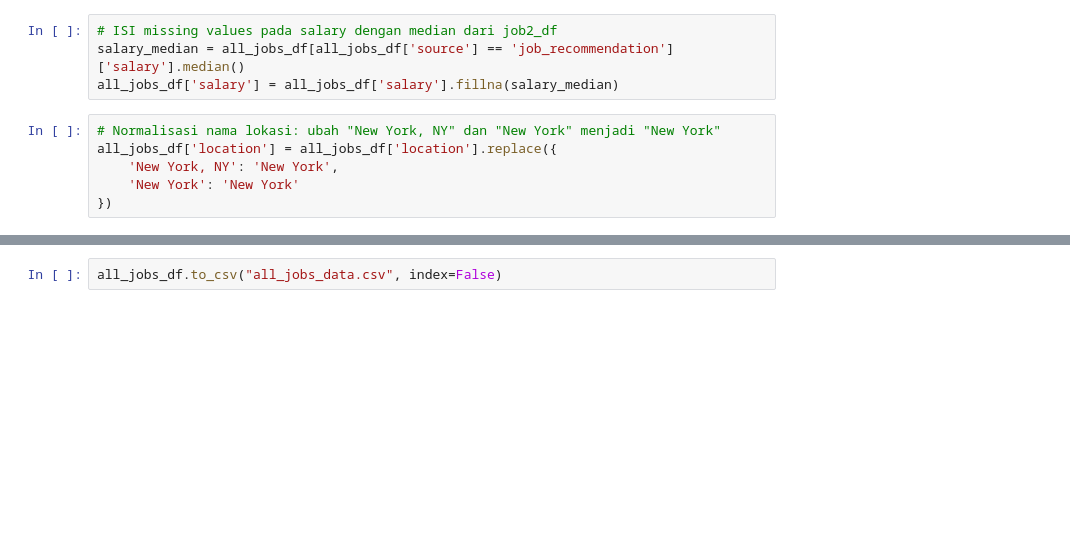
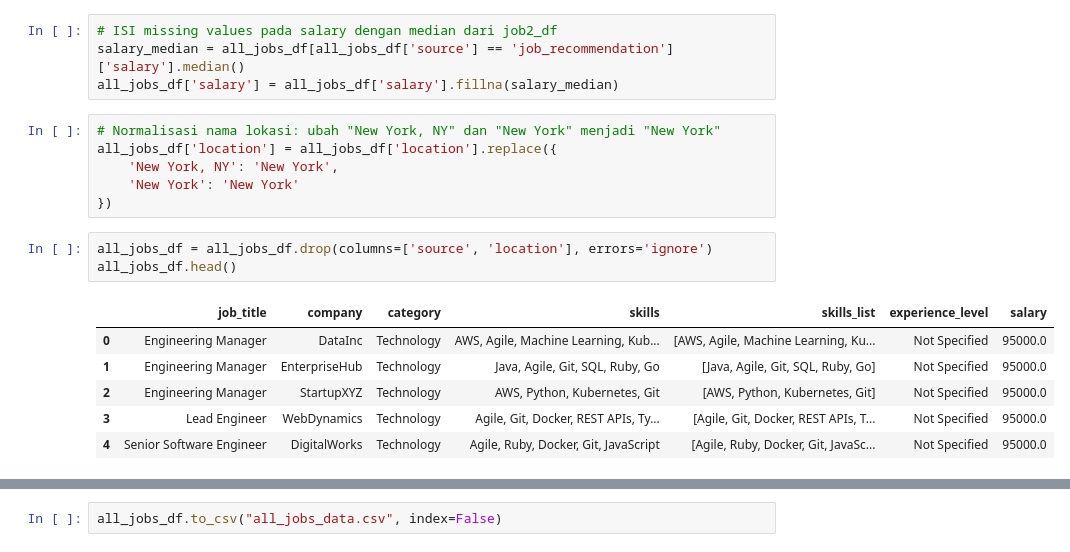
Before and after one commit to DollyAnggara/Capstone-Project, a Jupyter notebook: notebook.ipynb, the cells around one changed output, grey strips where cells are left out. Drawn from its saved outputs; the diff is of its cells as text; blank space fills up the shorter version.

```diff
--- a/notebook.ipynb
+++ b/notebook.ipynb
@@ -570,6 +569,16 @@ all_jobs_df['location'] = all_jobs_df['location'].replace({
     'New York, NY': 'New York',
     'New York': 'New York'
 })
+# %%
+all_jobs_df = all_jobs_df.drop(columns=['source', 'location'], errors='ignore')
+all_jobs_df.head()
+# %% [output]
+|  | job_title | company | category | skills | skills_list | experience_level | salary |
+| 0 | Engineering Manager | DataInc | Technology | AWS, Agile, Machine Learning, Kub... | [AWS, Agile, Machine Learning, Ku... | Not Specified | 95000.0 |
+| 1 | Engineering Manager | EnterpriseHub | Technology | Java, Agile, Git, SQL, Ruby, Go | [Java, Agile, Git, SQL, Ruby, Go] | Not Specified | 95000.0 |
+| 2 | Engineering Manager | StartupXYZ | Technology | AWS, Python, Kubernetes, Git | [AWS, Python, Kubernetes, Git] | Not Specified | 95000.0 |
+| 3 | Lead Engineer | WebDynamics | Technology | Agile, Git, Docker, REST APIs, Ty... | [Agile, Git, Docker, REST APIs, T... | Not Specified | 95000.0 |
+| 4 | Senior Software Engineer | DigitalWorks | Technology | Agile, Ruby, Docker, Git, JavaScript | [Agile, Ruby, Docker, Git, JavaSc... | Not Specified | 95000.0 |
 # %%
 all_jobs_df.isna().sum()
 # %% [output]
```
Also changed, not shown: parts of 37 cells of this notebook, 2 other files.
